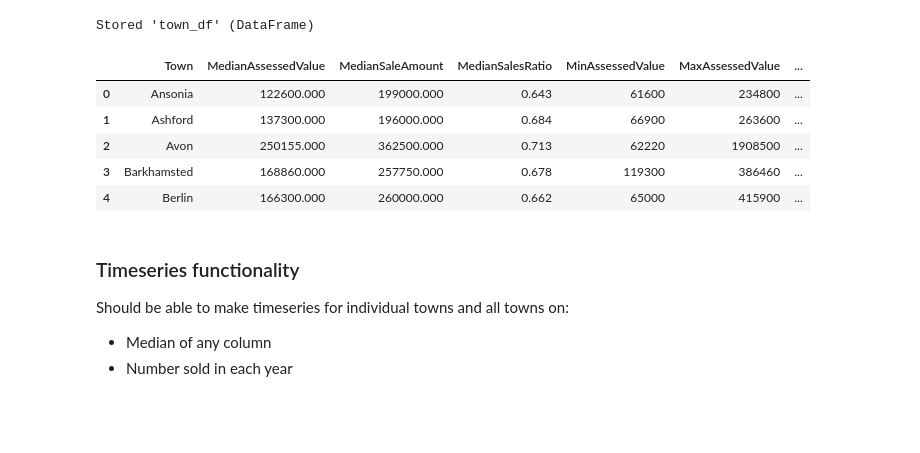
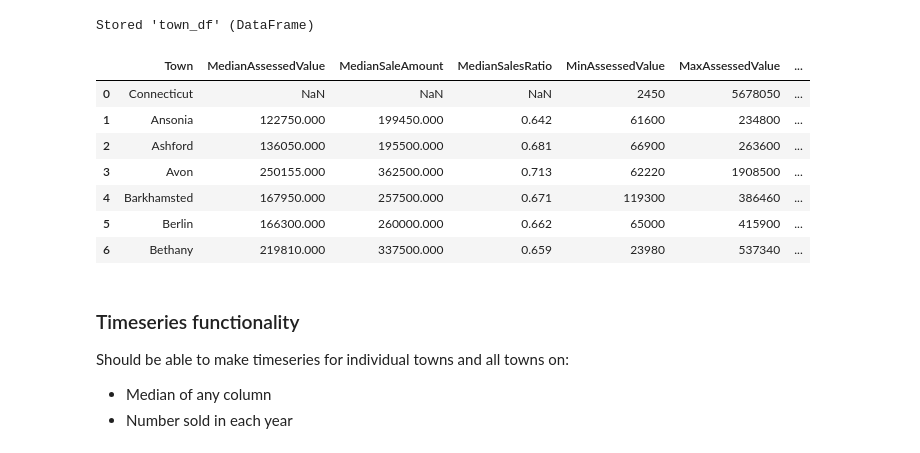
Before and after one commit to jamiekasulis/ct_real_estate_sales, a Jupyter notebook: Cleaner_data_exploration_notebook.ipynb, the cells around one changed output. Saved outputs shown, nothing was run; the diff lists cells and outputs as text; code cells hidden in the pictures; blank space fills up the shorter version.

Commit message:
Changed min, max, median functions to require year specification

```diff
--- a/Cleaner_data_exploration_notebook.ipynb
+++ b/Cleaner_data_exploration_notebook.ipynb
@@ -87,7 +110,15 @@ res_df.head()
 #### Medians
 # %%
 # Make a dataframe with each town. We will store summary statistics in this dataframe.
-town_df = pd.DataFrame(columns=['Town', 'MedianAssessedValue', 'MedianSaleAmount', 'MedianSalesRatio',
+columns = columns=['Town', 'MedianAssessedValue', 'MedianSaleAmount', 'MedianSalesRatio',
                                'MinAssessedValue', 'MaxAssessedValue', 'MinSaleAmount', 'MaxSaleAmount',
-                               'MinSalesRatio', 'MaxSalesRatio'])
+                               'MinSalesRatio', 'MaxSalesRatio']
+town_df = pd.DataFrame(columns=columns)
+
+# Pull out the index into its own column
 town_df['Town'] = df['Town'].unique()
+
+# Add a CT row and move it to the top, maintaining alphabetical order otherwise
+town_df =town_df.append({'Town' : 'Connecticut'}, ignore_index=True)
+ct_row = town_df[town_df['Town'] == 'Connecticut']
+town_df = pd.concat([ct_row, town_df[0:-1]]).reset_index(drop=True)
@@ -134,17 +167,30 @@ town_df = calculate_medians_for_all_towns(town_df, res_df, 'SalesRatio', 2016)
 # %% [markdown]
 #### Mins and maxes
 # %%
-def get_town_min(source_df, town_df, town, column, year=MAX_YEAR):
+def get_town_min_or_max(mm, source_df, town_df, town, column, year=MAX_YEAR):
     """
     Finds the row with the minimum value of column for a given town in source_df.
     Saves this to town_df (as a separate copy).
 
     source_df should be residential properties w/o NonUseCodes if you are using res_df.
+
+    mm is a string, either 'min' or 'max'
     """
-    # Get data for just the specified town and year
-    just_this_town = source_df[(source_df['Town'] == town) & (source_df['Year'] == str(year))]
 
-    min_val = just_this_town[column] # a list of values to find the minimum from
-    min_val = min_val.min() # Grab the minimum column value
-    min_row = just_this_town[just_this_town[column] == min_val] # Grab the row
-    return min_row
+    # Get just the year you are looking at
+    subset = source_df[source_df['Year'] == str(year)]
+
+    if town != 'Connecticut':
+        # Grab just the one town you are interested in
+        subset = subset[subset['Town'] == town]
+
+    if mm == 'min':
+        m_val = subset[column].min()
+    elif mm == 'max':
+        m_val = subset[column].max()
+    else:
+        raise Exception("Need to choose either 'min' or 'max'!")
+
+    m_row = subset[subset[column] == m_val]
+
+    return m_row
@@ -172,8 +203,8 @@ def calculate_town_mins_and_maxes(source_df, town_df, column, year=MAX_YEAR):
 
     # Calculate min and max for each town
     for index in town_df.index:
-        max_val = get_town_max(source_df, town_df, town_df.loc[index, 'Town'], column, year)[column].iloc[0]
-        min_val = get_town_min(source_df, town_df, town_df.loc[index, 'Town'], column, year)[column].iloc[0]
+        max_val = get_town_min_or_max('max', source_df, town_df, town_df.loc[index, 'Town'], column, year)[column].iloc[0]
+        min_val = get_town_min_or_max('min', source_df, town_df, town_df.loc[index, 'Town'], column, year)[column].iloc[0]
 
         # Add to new_town_df
         min_column_name = 'Min' + column
@@ -191,14 +222,16 @@ town_df = calculate_town_mins_and_maxes(res_df, town_df, 'AssessedValue')
 # %% [output]
 Stored 'town_df' (DataFrame)
 # %%
-town_df.head()
+town_df.head(7)
 # %% [output]
 |  | Town | MedianAssessedValue | MedianSaleAmount | MedianSalesRatio | MinAssessedValue | MaxAssessedValue | ... |
-| 0 | Ansonia | 122600.000 | 199000.000 | 0.643 | 61600 | 234800 | ... |
-| 1 | Ashford | 137300.000 | 196000.000 | 0.684 | 66900 | 263600 | ... |
-| 2 | Avon | 250155.000 | 362500.000 | 0.713 | 62220 | 1908500 | ... |
-| 3 | Barkhamsted | 168860.000 | 257750.000 | 0.678 | 119300 | 386460 | ... |
-| 4 | Berlin | 166300.000 | 260000.000 | 0.662 | 65000 | 415900 | ... |
+| 0 | Connecticut | NaN | NaN | NaN | 2450 | 5678050 | ... |
+| 1 | Ansonia | 122750.000 | 199450.000 | 0.642 | 61600 | 234800 | ... |
+| 2 | Ashford | 136050.000 | 195500.000 | 0.681 | 66900 | 263600 | ... |
+| 3 | Avon | 250155.000 | 362500.000 | 0.713 | 62220 | 1908500 | ... |
+| 4 | Barkhamsted | 167950.000 | 257500.000 | 0.671 | 119300 | 386460 | ... |
+| 5 | Berlin | 166300.000 | 260000.000 | 0.662 | 65000 | 415900 | ... |
+| 6 | Bethany | 219810.000 | 337500.000 | 0.659 | 23980 | 537340 | ... |
 # %% [markdown]
 ### Timeseries functionality
 Should be able to make timeseries for individual towns and all towns on:
```
Also changed, not shown: parts of 17 cells of this notebook.
